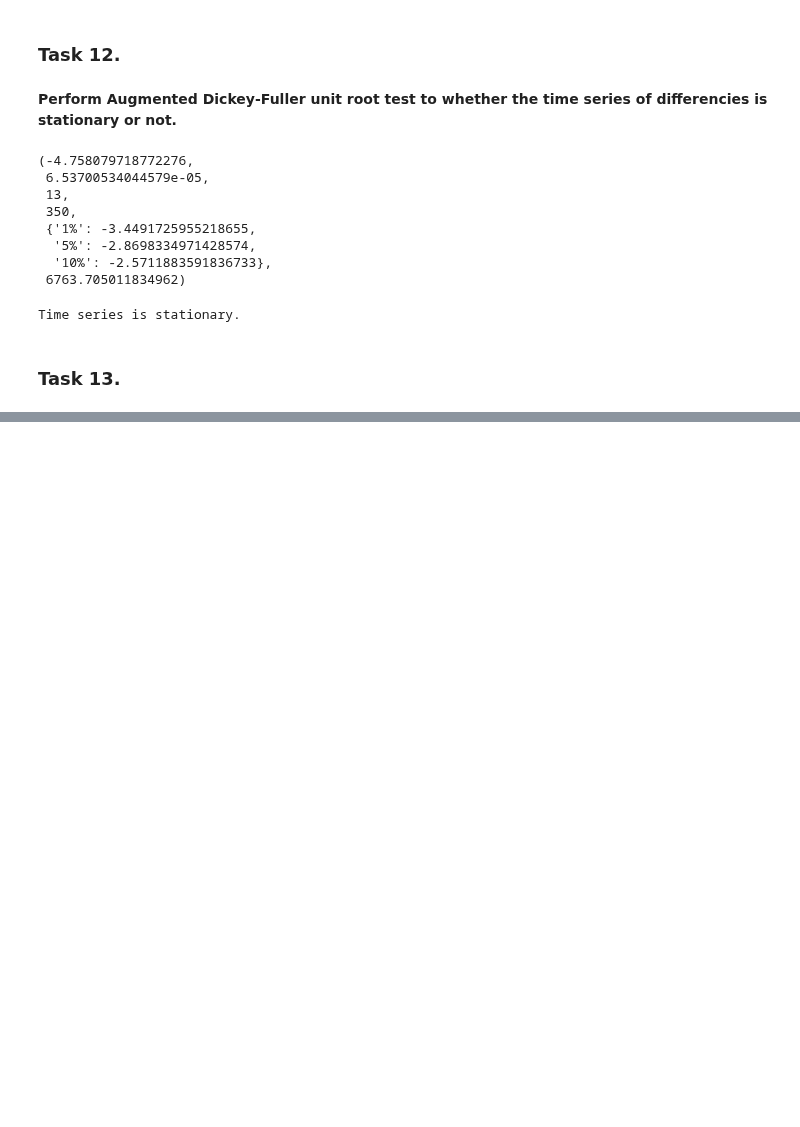
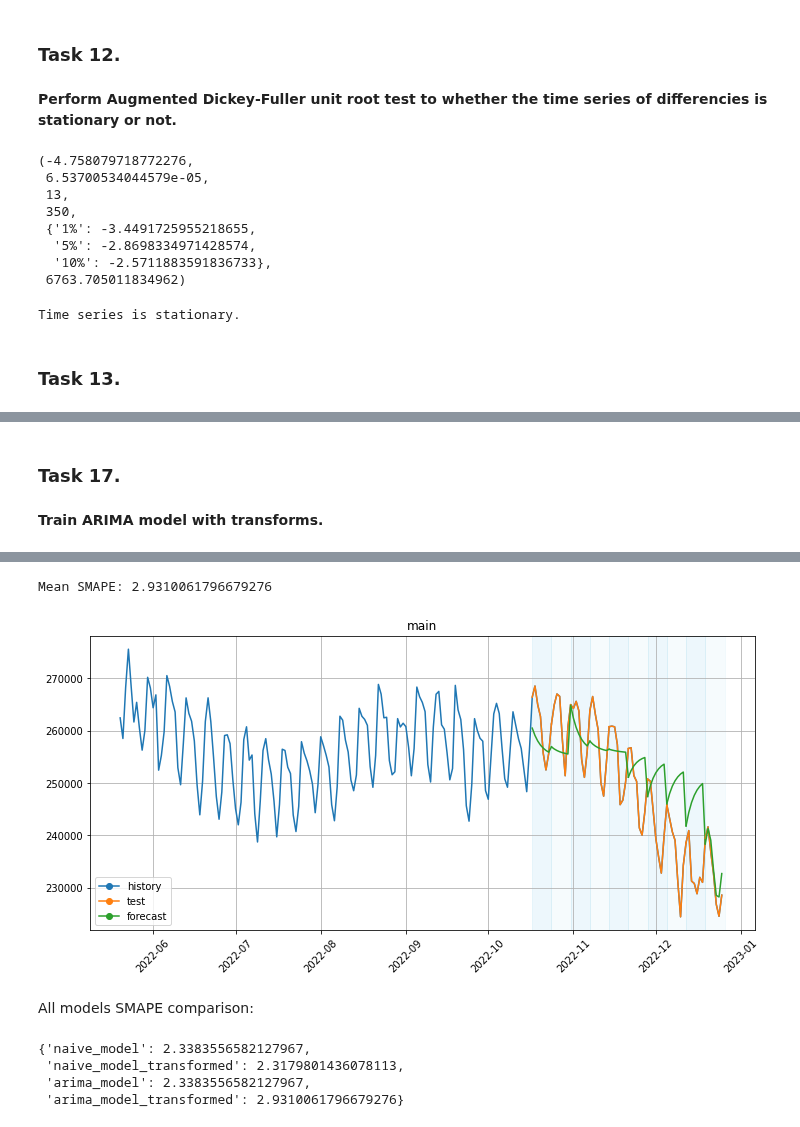
Before and after one commit to nktnlx/advanced_data_analysis_course, a Jupyter notebook: 04_ml/06_ts_forecasting.ipynb, the cells around one changed output, grey strips where cells are left out. Saved outputs shown, nothing was run; the diff lists cells and outputs as text; code cells hidden in the pictures; blank space fills up the shorter version.

```diff
--- a/04_ml/06_ts_forecasting.ipynb
+++ b/04_ml/06_ts_forecasting.ipynb
@@ -332,0 +498,27 @@ Time series is stationary.
+# %% [markdown]
+### Task 17.
+# %% [markdown]
+**Train ARIMA model with transforms.**
+# %%
+horizon = 7
+
+transforms = [
+    PredictionIntervalOutliersTransform(in_column='target', model=ProphetModel, interval_width=0.999),
+    TimeSeriesImputerTransform(in_column='target', strategy='running_mean', window=7),
+    LinearTrendTransform(in_column='target')
+]
+
+arima_model = AutoARIMAModel()
+
+arima_pipe = Pipeline(model=arima_model, transforms=transforms, horizon=horizon)
+
+
+metrics_df, forecast_df, fold_info_df = arima_pipe.backtest(
+    ts=df_daily, metrics=[SMAPE()], n_folds=10
+)
+
+print(f'Mean SMAPE: {metrics_df.SMAPE.mean()}')
+models_smape_dct['arima_model_transformed'] = metrics_df.SMAPE.mean()
+
+plot_backtest(forecast_df, df_daily, history_len=150)
+# %% [output]
@@ -332,0 +542,11 @@ Time series is stationary.
+Mean SMAPE: 2.9310061796679276
+[figure, added]
+# %% [markdown]
+All models SMAPE comparison:
+# %%
+models_smape_dct
+# %% [output]
+{'naive_model': 2.3383556582127967,
+ 'naive_model_transformed': 2.3179801436078113,
+ 'arima_model': 2.3383556582127967,
+ 'arima_model_transformed': 2.9310061796679276}
```
Also changed, not shown: parts of 36 cells of this notebook.
